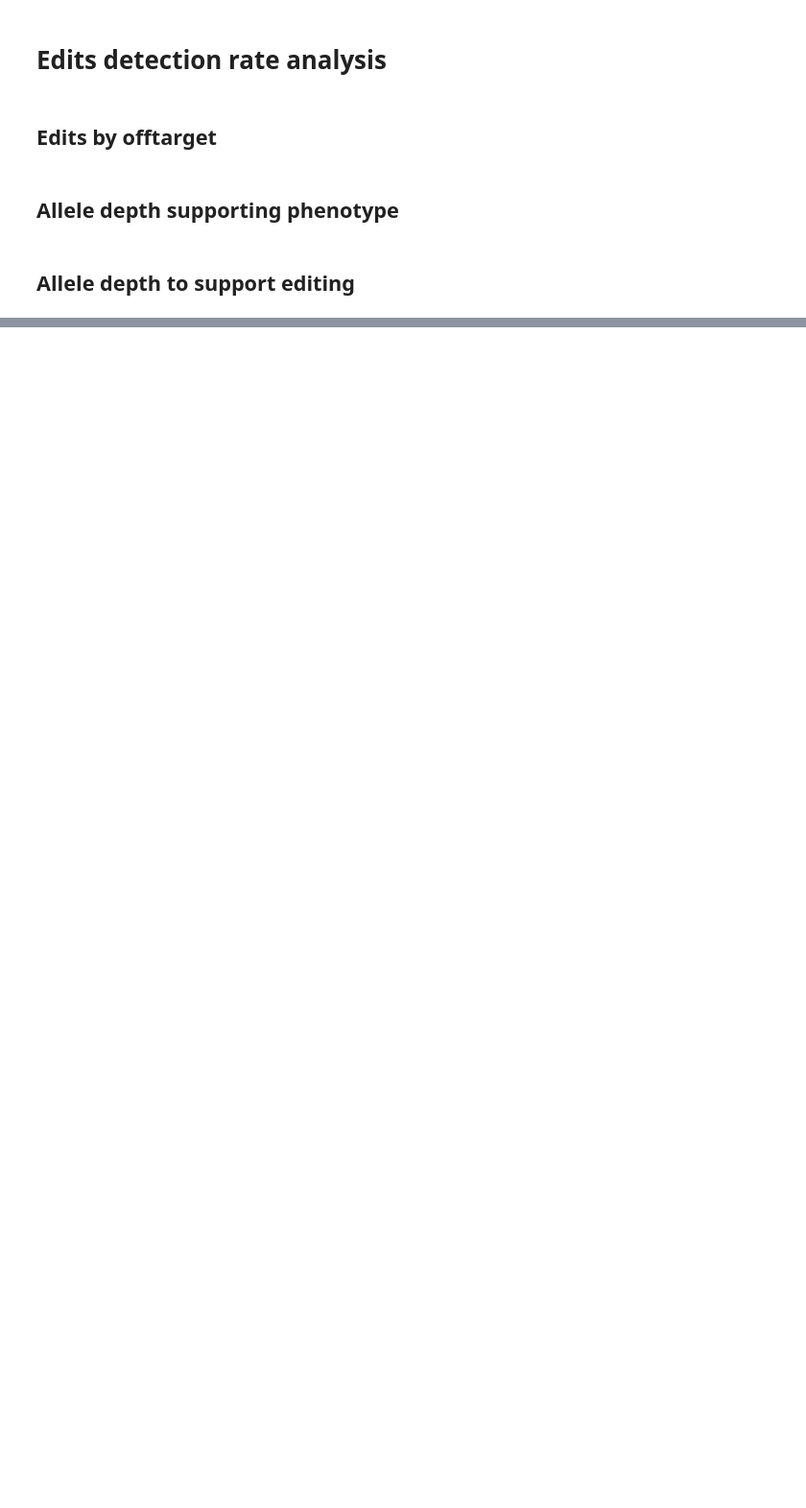
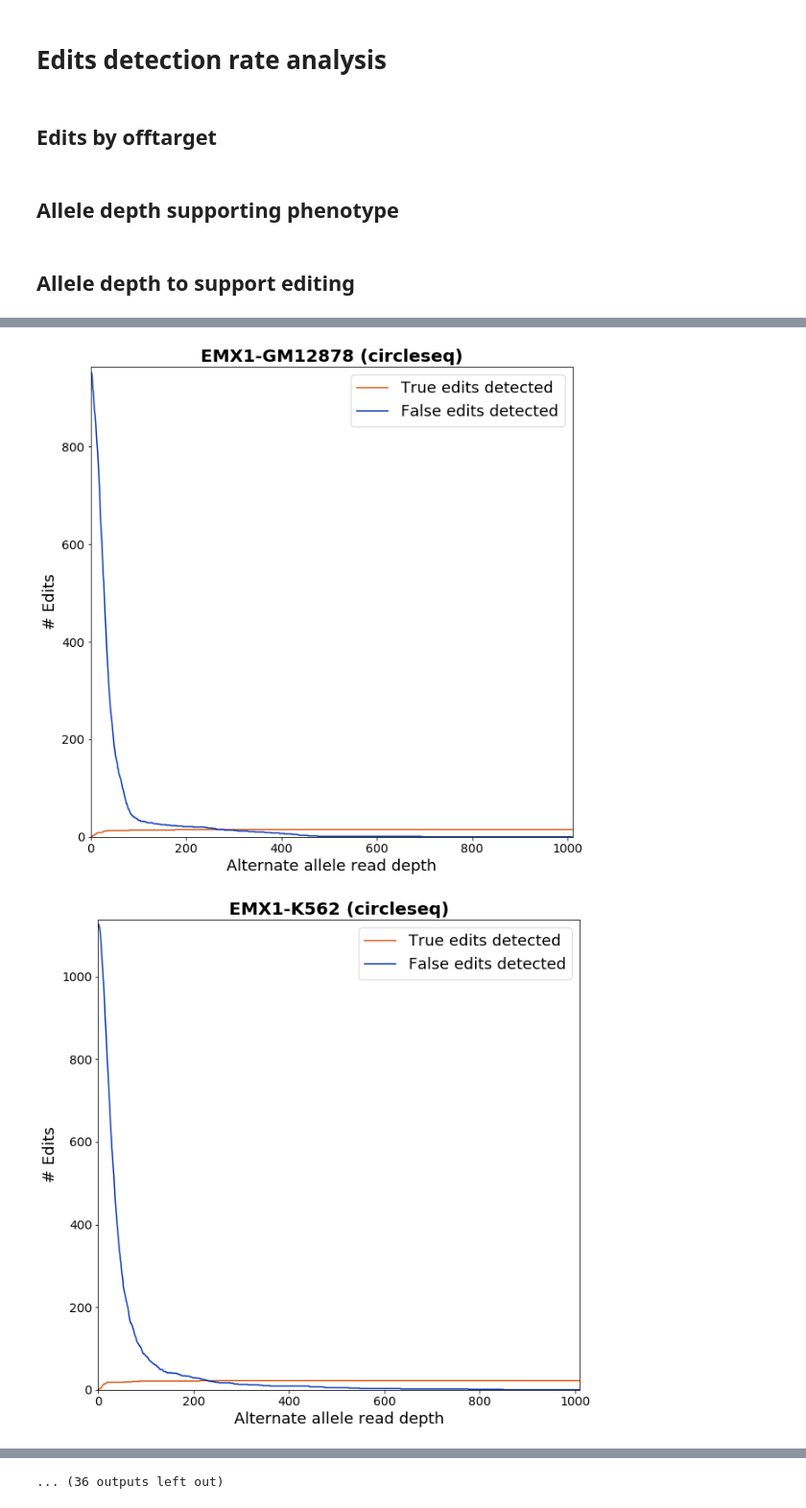
Before and after one commit to pinellolab/CRISPR_WGS_Detection, a Jupyter notebook: edits_detection_comparison/src/detection_rate.ipynb, the cells around one changed output, grey strips where cells are left out. Shown at 96% size. Drawn from its saved outputs; the diff is of its cells as text; code cells hidden in the pictures; blank space fills up the shorter version.

Commit message:
allele depth cumulative sum plots

```diff
--- a/edits_detection_comparison/src/detection_rate.ipynb
+++ b/edits_detection_comparison/src/detection_rate.ipynb
@@ -176,0 +179,47 @@ for vtool in tqdm(VCALLINGTOOLS):
+# %%
+def plot_ad_cumsum(
+    report: pd.DataFrame, guide: str, cell_type: str, exp_type: str, vtool: str
+) -> None:
+    f, ax = plt.subplots(1, 1, figsize=(10, 10))
+    labels = ["True edits detected", "False edits detected"]
+    colors = ["#D85915", "#0032B6"]
+    allele_depth = list(range(1010))
+    edits = [
+        [
+            report[(report.FLAG == "TP") & (report["AD-TUMOR-ALT"] < ad)].shape[0]
+            for ad in allele_depth
+        ],
+        [
+            report[(report.FLAG == "FP") & (report["AD-TUMOR-ALT"] > ad)].shape[0]
+            for ad in allele_depth
+        ],
+    ]
+    ax.plot(allele_depth, edits[0], c=colors[0], label=labels[0])
+    ax.plot(allele_depth, edits[1], c=colors[1], label=labels[1])
+    ax.set_ylim(0, max(max(edits[0]), max(edits[1])) + 10)
+    ax.set_xlim(-1, 1010)
+    ax.tick_params(axis="x", labelsize=14)
+    ax.tick_params(axis="y", labelsize=14)
+    ax.set_ylabel("# Edits", size=18)
+    ax.set_xlabel("Alternate allele read depth", size=18)
+    ax.legend(labels, prop={"size": 18})
+    ax.set_title(f"{guide}-{cell_type} ({exp_type})", fontsize=20, fontweight="bold")
+    outfile = f"{vtool}_{exp_type}_{cell_type}_{guide}.png"
+    plt.savefig(os.path.join(RESULTS, "edits_type_by_ad", outfile), format="png")
+# %%
+for vtool in tqdm(VCALLINGTOOLS):
+    for guide in GUIDES:
+        for exp_type in EXPERIMENTS:
+            for cell_type in CELLTYPES:
+                report = pd.read_csv(
+                    os.path.join(
+                        REPORTS,
+                        vtool,
+                        f"{vtool}_{exp_type}_{cell_type}_{guide}_onregion.tsv"
+                    ),
+                    sep="\t"
+                )
+                plot_ad_cumsum(report, guide, cell_type, exp_type, vtool)
+# %% [output]
+[figure, added]
+[figure, added]
@@ -176,0 +236 @@ for vtool in tqdm(VCALLINGTOOLS):
+... (36 outputs left out)
```
Also changed, not shown: parts of 2 cells of this notebook.
